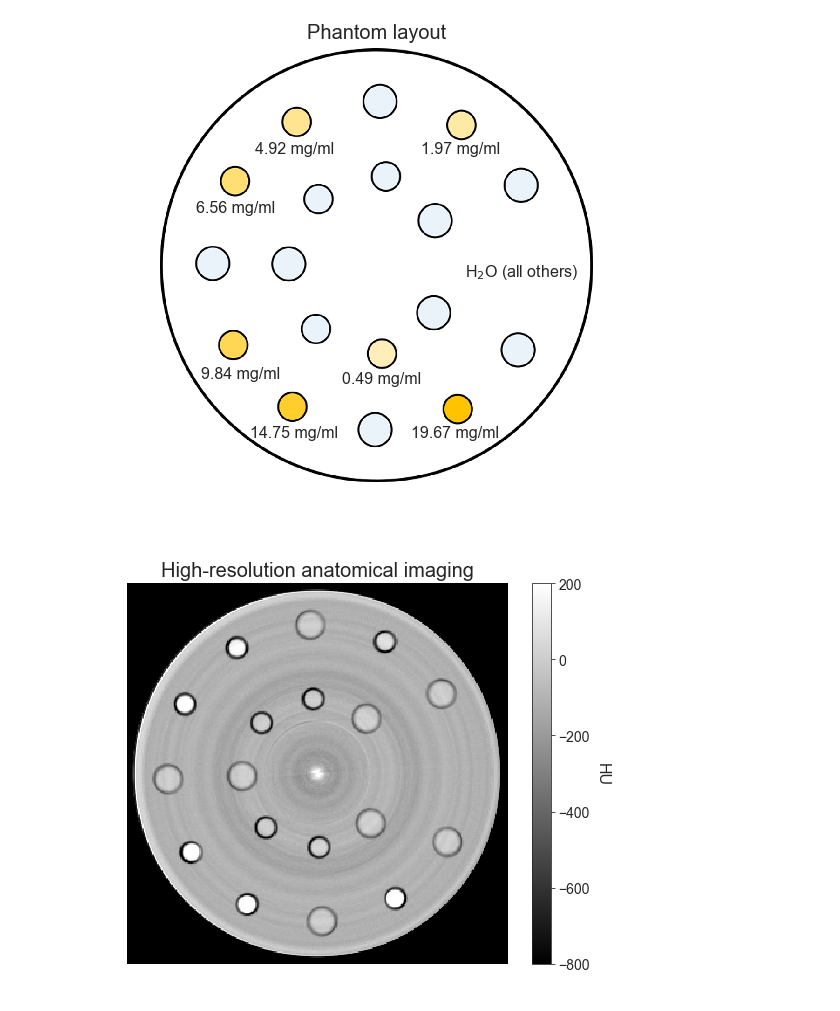
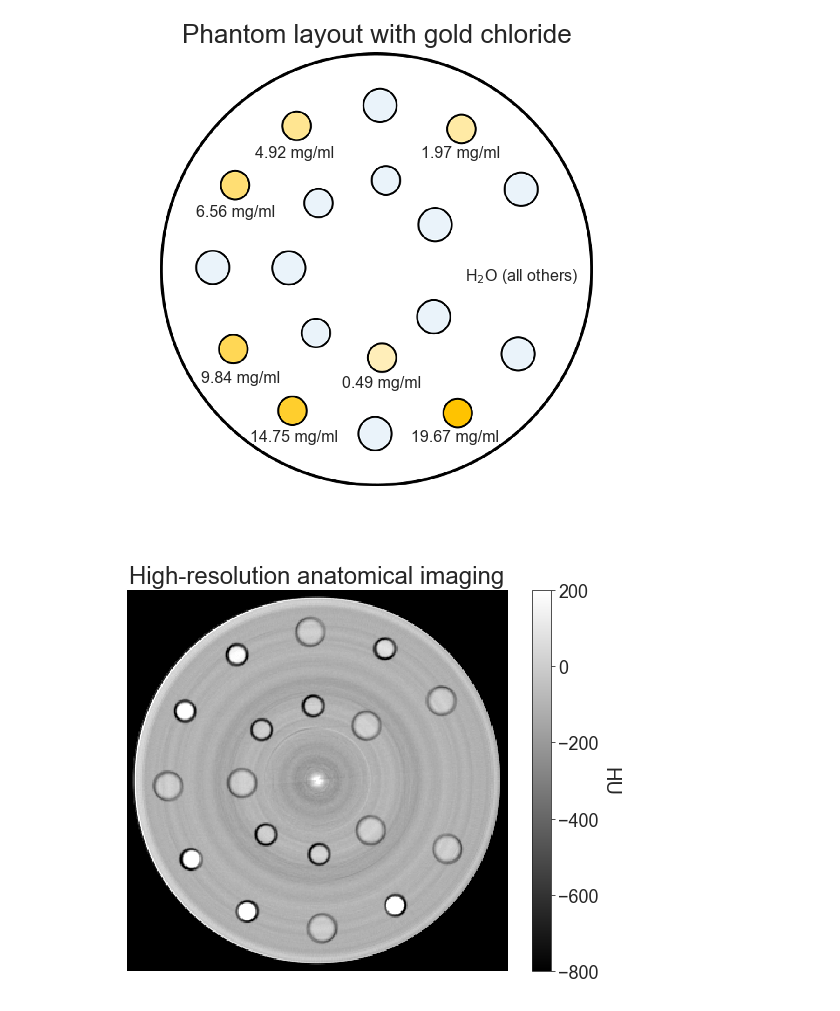
Before and after one commit to drichts/Reconstruction, a Jupyter notebook: presentations/WIMP21/wimp_figures.ipynb, the cells around one changed output. Cells and saved outputs as stored; diff of their text form; code cells hidden in the pictures.

```diff
--- a/presentations/WIMP21/wimp_figures.ipynb
+++ b/presentations/WIMP21/wimp_figures.ipynb
@@ -72,43 +75,43 @@ fig2 = plt.figure(figsize=(9, 9))
 
 plt.imshow(img)
 # ax2[0].annotate()
-plt.title('Phantom layout', pad=-12, fontsize=20)
+plt.title('Phantom layout with gold chloride', pad=-12, fontsize=26)
 plt.axis('off')
 plt.annotate('19.67 mg/ml', (0.57, 0.17), xycoords='axes fraction', va='center', fontsize=16)
 plt.annotate('14.75 mg/ml', (0.24, 0.17), xycoords='axes fraction', va='center', fontsize=16)
 plt.annotate('9.84 mg/ml', (0.14, 0.29), xycoords='axes fraction', va='center', fontsize=16)
 plt.annotate('6.56 mg/ml', (0.13, 0.63), xycoords='axes fraction', va='center', fontsize=16)
 plt.annotate('4.92 mg/ml', (0.25, 0.75), xycoords='axes fraction', va='center', fontsize=16)
 plt.annotate('1.97 mg/ml', (0.59, 0.75), xycoords='axes fraction', va='center', fontsize=16)
 plt.annotate('0.49 mg/ml', (0.43, 0.28), xycoords='axes fraction', va='center', fontsize=16)
 plt.annotate(r'H$_2$O (all others)', (0.68, 0.5), xycoords='axes fraction', va='center', fontsize=16)
 fig2.show()
 fig2.savefig(r'D:\OneDrive - University of Victoria\Files\Grad School\Writings and Presentations\Posters\WIMP21\phantom_layout.png', dpi=500)
 
 
 
 fig3 = plt.figure(figsize=(9, 7))
 
 im1 = plt.imshow(ct, cmap='gray', vmin=-800, vmax=200)
-plt.title('High-resolution anatomical imaging', pad=7, fontsize=20)
+plt.title('High-resolution anatomical imaging', pad=7, fontsize=24)
 plt.axis('off')
 cbar1 = plt.colorbar(im1)
-cbar1.ax.set_ylabel('HU', fontsize=16, labelpad=20, rotation=-90)
-cbar1.ax.tick_params(labelsize=14)
+cbar1.ax.set_ylabel('HU', fontsize=20, labelpad=20, rotation=-90)
+cbar1.ax.tick_params(labelsize=18)
 fig3.show()
 fig3.savefig(r'D:\OneDrive - University of Victoria\Files\Grad School\Writings and Presentations\Posters\WIMP21\ct.png', dpi=500)
 
 
 fig4 = plt.figure(figsize=(9, 7))
 
 im2 = plt.imshow(au, cmap=cmap2, vmin=0, vmax=20)
-plt.title('Simultaneous molecular imaging', pad=7, fontsize=20)
+plt.title('Simultaneous molecular imaging', pad=7, fontsize=24)
 plt.axis('off')
 cbar2 = plt.colorbar(im2)
-cbar2.ax.set_ylabel('mg/ml', fontsize=16, labelpad=20, rotation=-90)
-cbar2.ax.tick_params(labelsize=14)
+cbar2.ax.set_ylabel('Gold concentration (mg/ml)', fontsize=20, labelpad=20, rotation=-90)
+cbar2.ax.tick_params(labelsize=18)
 fig4.show()
 fig4.savefig(r'D:\OneDrive - University of Victoria\Files\Grad School\Writings and Presentations\Posters\WIMP21\k-edge-au.png', dpi=500)
 # %% [output]
-[figure, old version]
+[figure, new version]
-[figure, old version]
+[figure, new version]
```
Also changed, not shown: parts of 2 cells of this notebook, 3 other files.
